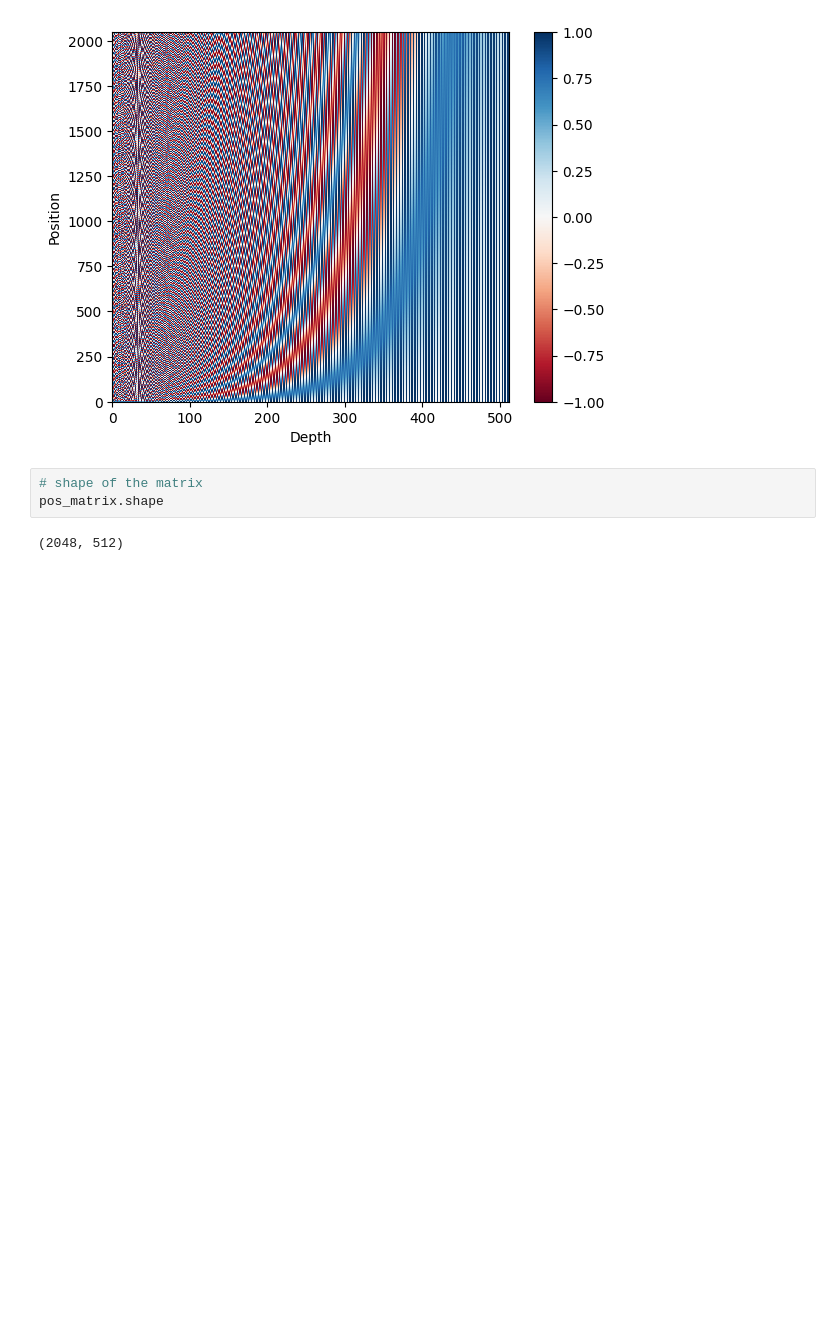
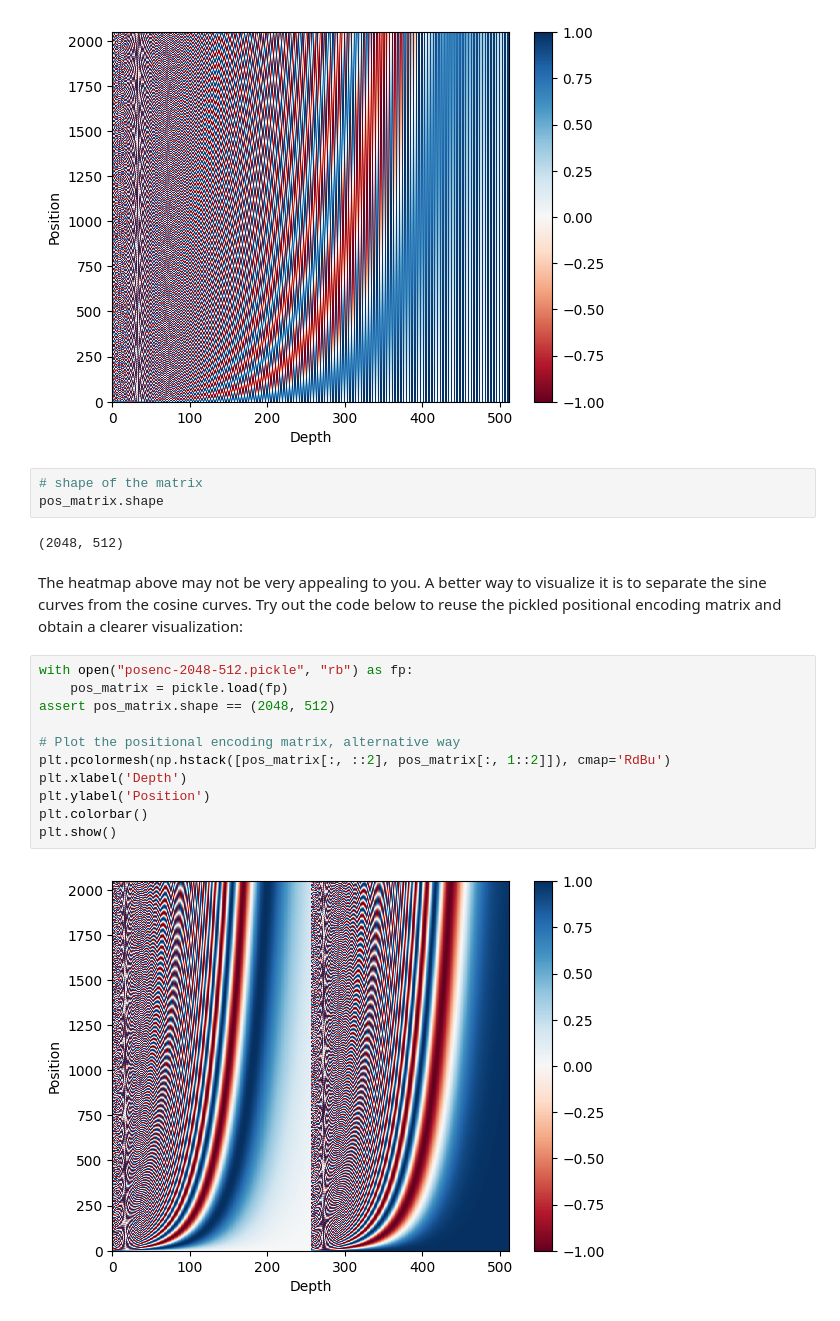
Before and after one commit to mplockhart/transformers, a Jupyter notebook: transformers_ml_mastery.ipynb, the cells around one changed output. Drawn from its saved outputs; the diff is of its cells as text; blank space fills up the shorter version.

```diff
--- a/transformers_ml_mastery.ipynb
+++ b/transformers_ml_mastery.ipynb
@@ -410,3 +414,20 @@ with open("posenc-2048-512.pickle", "wb") as fp:
 pos_matrix.shape
 # %% [output]
 (2048, 512)
+# %% [markdown]
+The heatmap above may not be very appealing to you. A better way to visualize it is to
+separate the sine curves from the cosine curves. Try out the code below to reuse the pickled
+positional encoding matrix and obtain a clearer visualization:
+# %%
+with open("posenc-2048-512.pickle", "rb") as fp:
+    pos_matrix = pickle.load(fp)
+assert pos_matrix.shape == (2048, 512)
+
+# Plot the positional encoding matrix, alternative way
+plt.pcolormesh(np.hstack([pos_matrix[:, ::2], pos_matrix[:, 1::2]]), cmap='RdBu')
+plt.xlabel('Depth')
+plt.ylabel('Position')
+plt.colorbar()
+plt.show()
+# %% [output]
+[figure, added]
```
Also changed, not shown: parts of 10 cells of this notebook.
